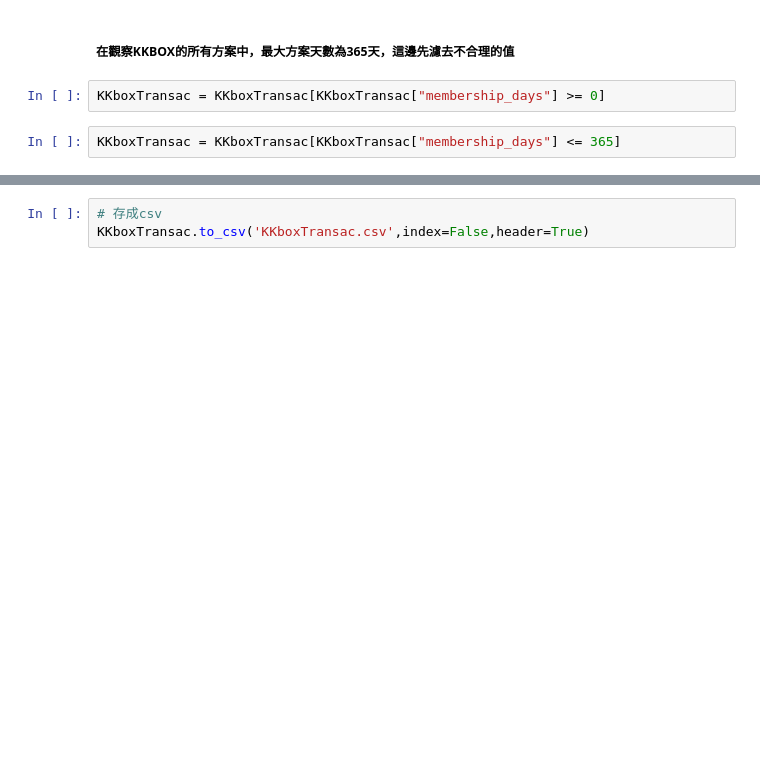
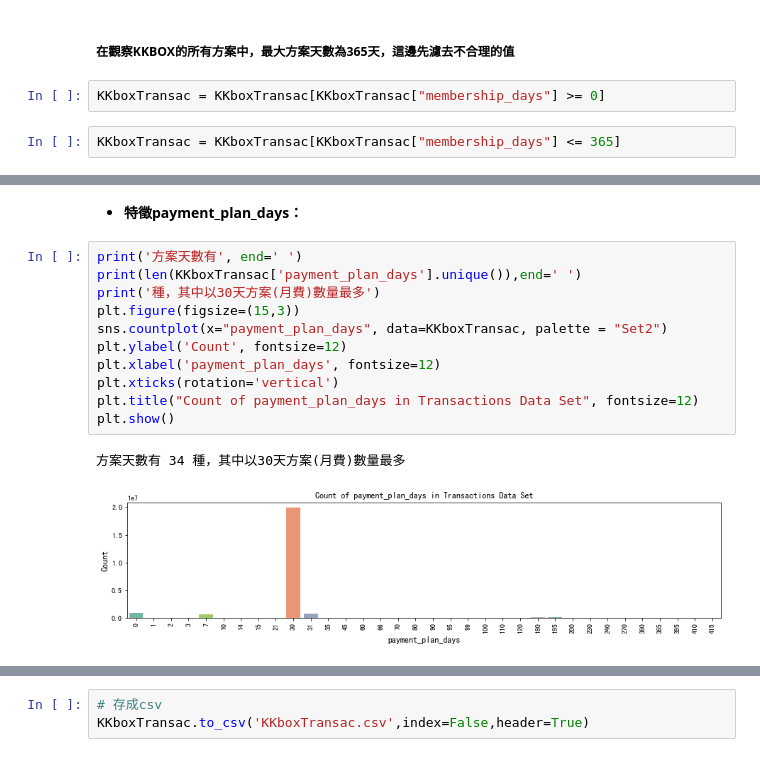
Before and after one commit to imiKao/KKBoxProject_for_TcfstCourse, a Jupyter notebook: KKboxAnalysis_Transaction.ipynb, the cells around one changed output, grey strips where cells are left out. Saved outputs shown, nothing was run; the diff lists cells and outputs as text; blank space fills up the shorter version.

```diff
--- a/KKboxAnalysis_Transaction.ipynb
+++ b/KKboxAnalysis_Transaction.ipynb
@@ -137,0 +158,16 @@ KKboxTransac = KKboxTransac[KKboxTransac["membership_days"] <= 365]
+# %% [markdown]
+* **特徵payment_plan_days：**
+# %%
+print('方案天數有', end=' ')
+print(len(KKboxTransac['payment_plan_days'].unique()),end=' ')
+print('種，其中以30天方案(月費)數量最多')
+plt.figure(figsize=(15,3))
+sns.countplot(x="payment_plan_days", data=KKboxTransac, palette = "Set2")
+plt.ylabel('Count', fontsize=12)
+plt.xlabel('payment_plan_days', fontsize=12)
+plt.xticks(rotation='vertical')
+plt.title("Count of payment_plan_days in Transactions Data Set", fontsize=12)
+plt.show()
+# %% [output]
+方案天數有 34 種，其中以30天方案(月費)數量最多
+[figure, added]
```
Also changed, not shown: parts of 19 cells of this notebook, 1 other file.
